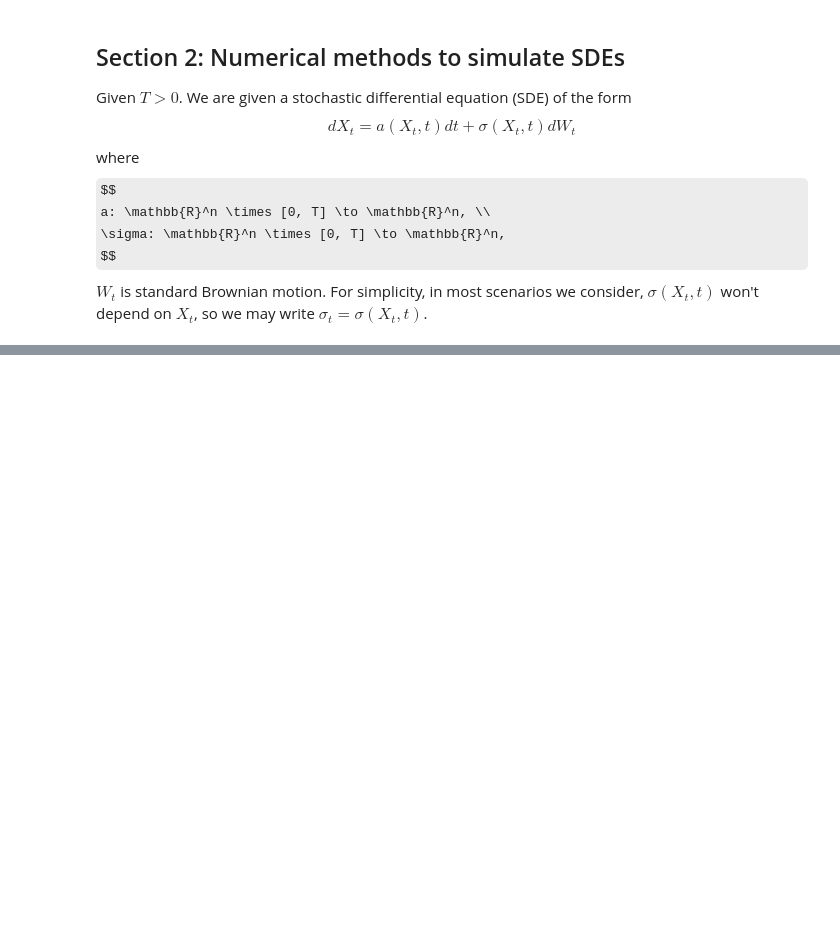
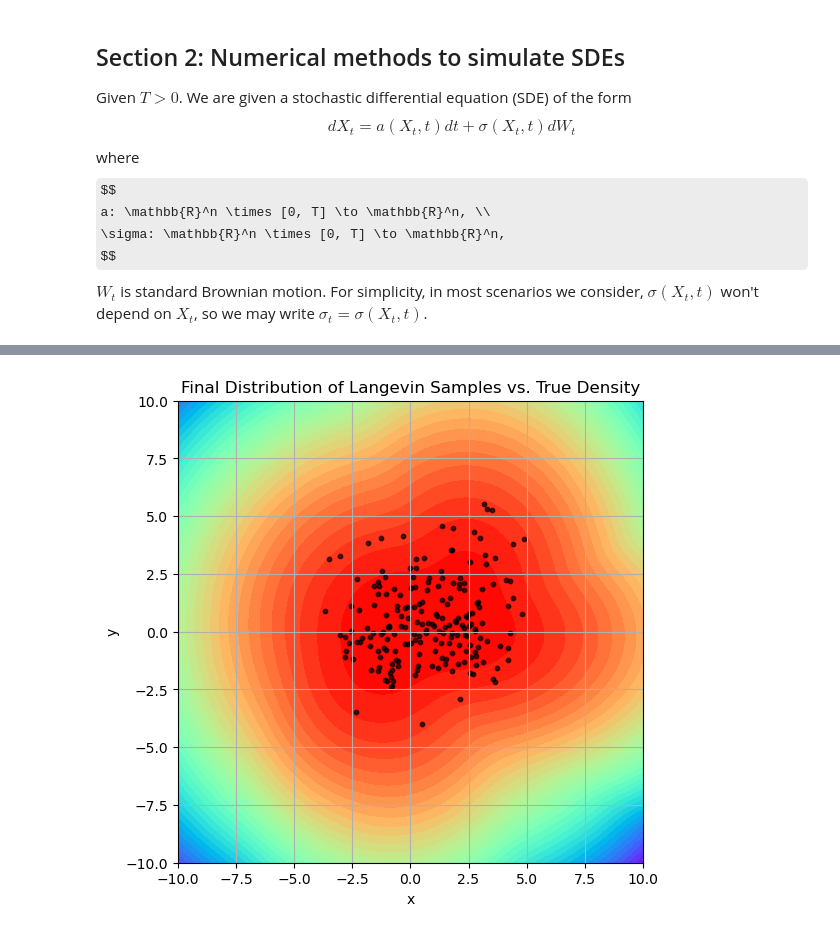
Before and after one commit to yuachen/course_diffusion_models, a Jupyter notebook: Exercise1/ex1.ipynb, the cells around one changed output, grey strips where cells are left out. Drawn from its saved outputs; the diff is of its cells as text; code cells hidden in the pictures; some formulas as TeX source; blank space fills up the shorter version.

```diff
--- a/Exercise1/ex1.ipynb
+++ b/Exercise1/ex1.ipynb
@@ -270,0 +422,23 @@ Theoretical variance at time t: 10.0
+# %%
+# plot final distribution of samples vs. true density
+def plot_final_dist(trajectories, tar_density):
+    x = torch.linspace(-10, 10, 100)
+    y = torch.linspace(-10, 10, 100)
+    X, Y = torch.meshgrid(x, y)
+    grid = torch.stack([X.flatten(), Y.flatten()], dim=1).to(device)
+    with torch.no_grad():
+        log_probs = tar_density.log_prob(grid).cpu().numpy().reshape(100, 100)
+    plt.figure(figsize=(6, 6))
+    plt.contourf(X.cpu(), Y.cpu(), log_probs, levels=50, cmap="rainbow")
+    plt.scatter(trajectories[:, -1, 0], trajectories[:, -1, 1], alpha=0.7, color="black", s=10)
+    plt.title("Final Distribution of Langevin Samples vs. True Density")
+    plt.xlabel("x")
+    plt.ylabel("y")
+    plt.xlim(-10, 10)
+    plt.ylim(-10, 10)
+    plt.grid()
+    plt.show()
+
+plot_final_dist(trajectories, tar_density)
+# %% [output]
+[figure, added]
```
Also changed, not shown: parts of 26 cells of this notebook, 1 other file.
